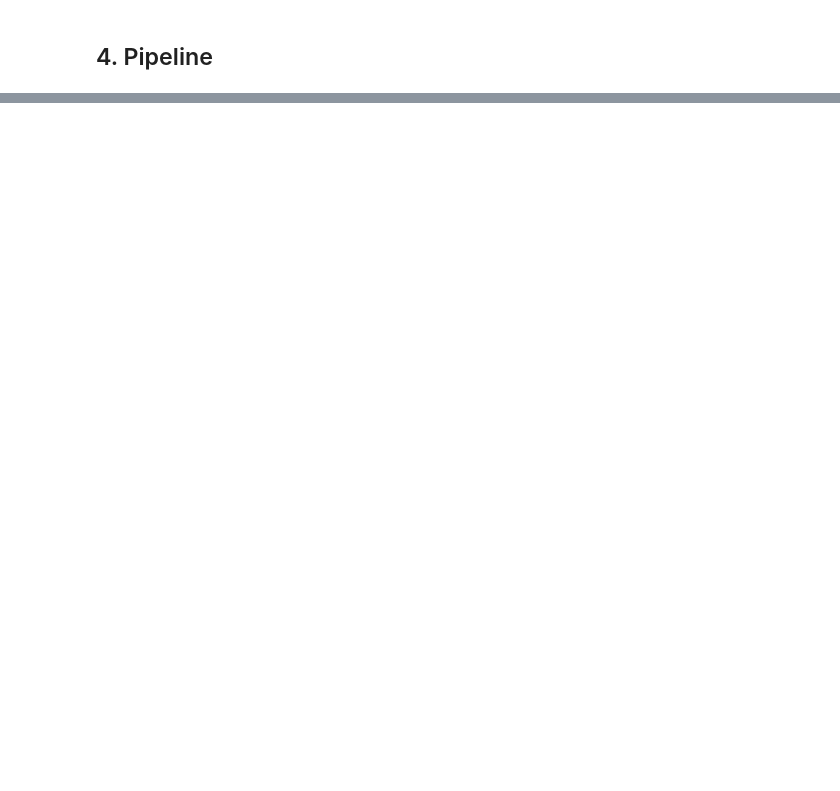
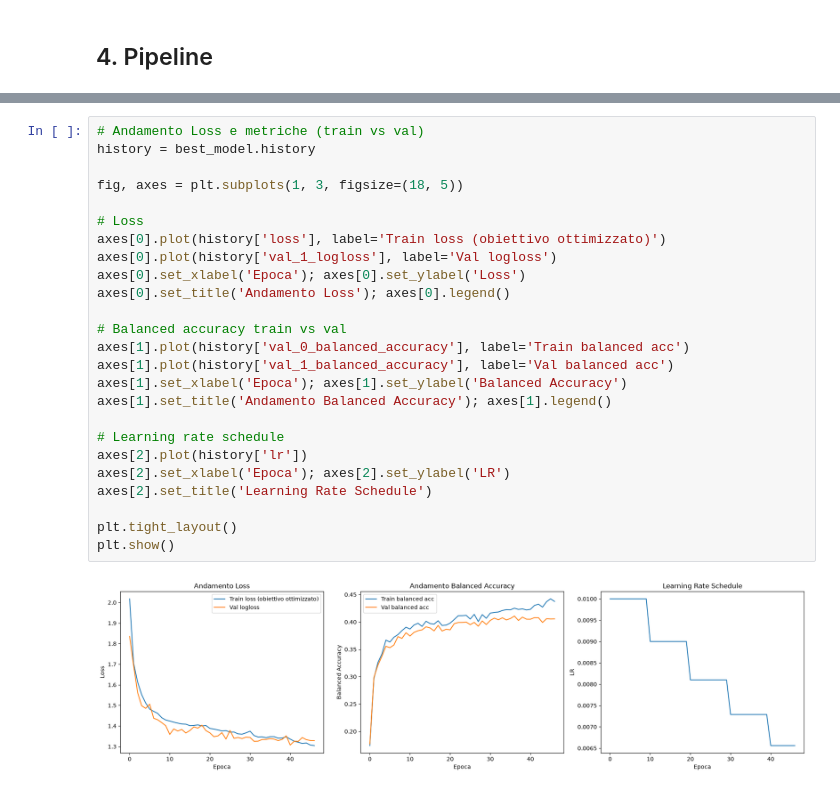
Before and after one commit to gabb-OS/loan-risk-rating-prediction, a Jupyter notebook: src/pipeline_tabnet.ipynb, the cells around one changed output, grey strips where cells are left out. Drawn from its saved outputs; the diff is of its cells as text; blank space fills up the shorter version.

```diff
--- a/src/pipeline_tabnet.ipynb
+++ b/src/pipeline_tabnet.ipynb
@@ -419,0 +729,27 @@ print("Pipeline saved.")
+# %%
+# Andamento Loss e metriche (train vs val)
+history = best_model.history
+
+fig, axes = plt.subplots(1, 3, figsize=(18, 5))
+
+# Loss
+axes[0].plot(history['loss'], label='Train loss (obiettivo ottimizzato)')
+axes[0].plot(history['val_1_logloss'], label='Val logloss')
+axes[0].set_xlabel('Epoca'); axes[0].set_ylabel('Loss')
+axes[0].set_title('Andamento Loss'); axes[0].legend()
+
+# Balanced accuracy train vs val
+axes[1].plot(history['val_0_balanced_accuracy'], label='Train balanced acc')
+axes[1].plot(history['val_1_balanced_accuracy'], label='Val balanced acc')
+axes[1].set_xlabel('Epoca'); axes[1].set_ylabel('Balanced Accuracy')
+axes[1].set_title('Andamento Balanced Accuracy'); axes[1].legend()
+
+# Learning rate schedule
+axes[2].plot(history['lr'])
+axes[2].set_xlabel('Epoca'); axes[2].set_ylabel('LR')
+axes[2].set_title('Learning Rate Schedule')
+
+plt.tight_layout()
+plt.show()
+# %% [output]
+[figure, added]
```
Also changed, not shown: parts of 12 cells of this notebook.
